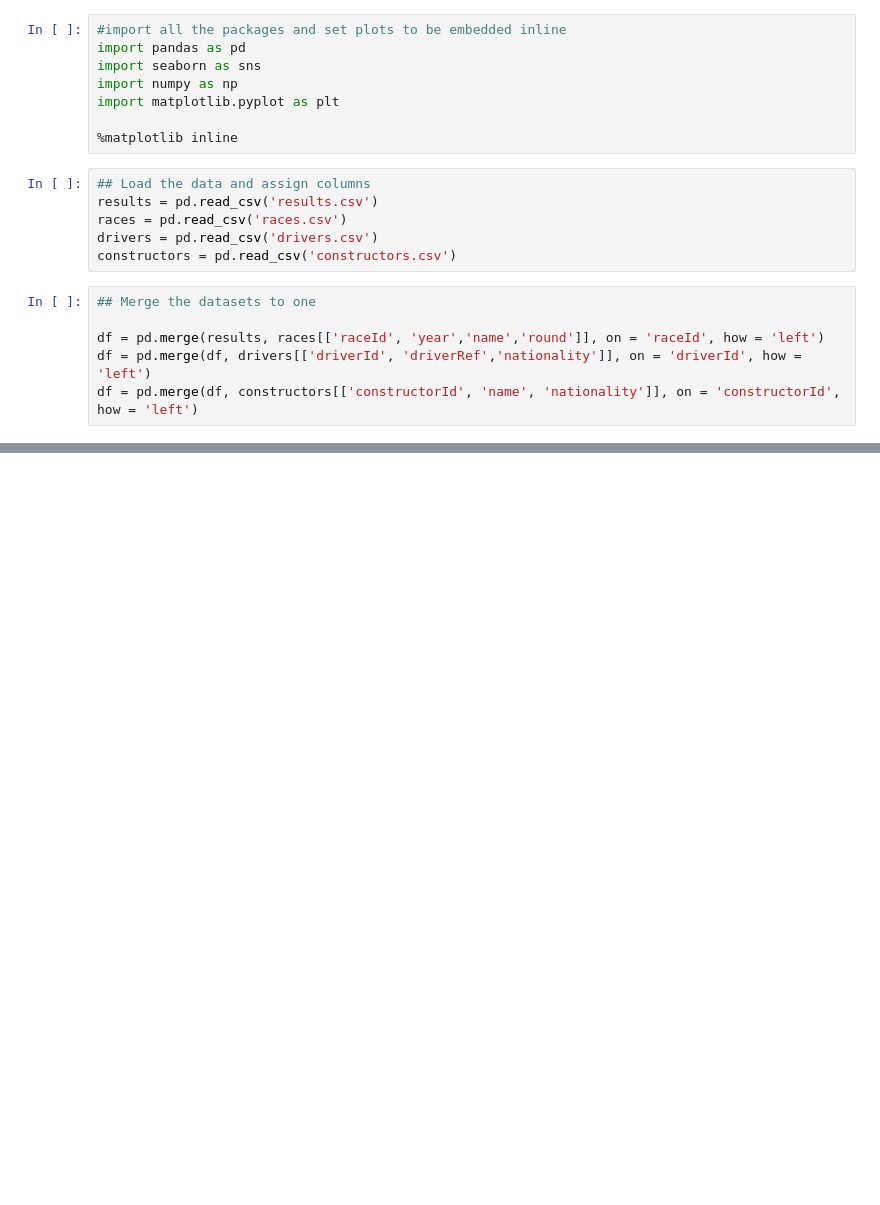
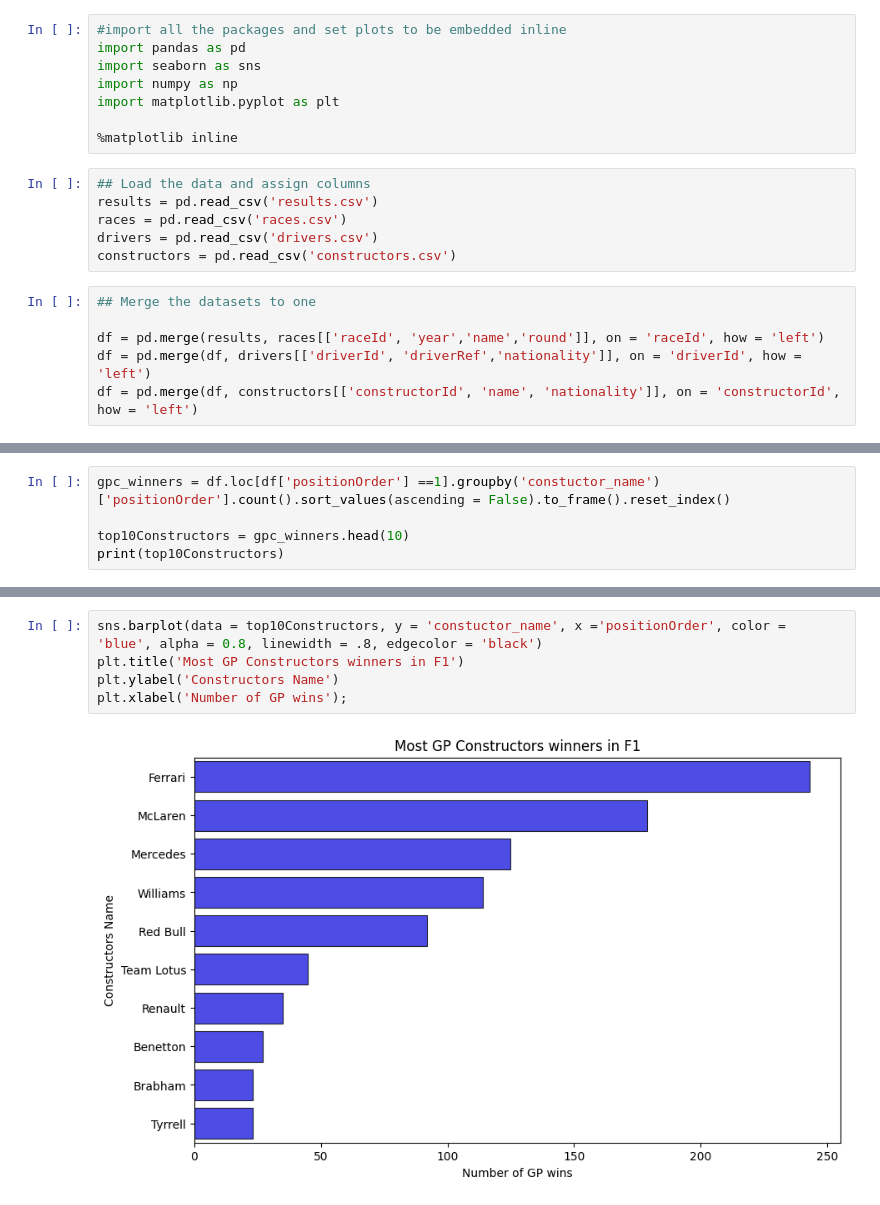
Before and after one commit to liyanse/Formula1, a Jupyter notebook: Data Visualization.ipynb, the cells around one changed output, grey strips where cells are left out. Drawn from its saved outputs; the diff is of its cells as text; blank space fills up the shorter version.

```diff
--- a/Data Visualization.ipynb
+++ b/Data Visualization.ipynb
@@ -30,0 +141,5 @@ df.head()
+# %%
+gpc_winners = df.loc[df['positionOrder'] ==1].groupby('constuctor_name')['positionOrder'].count().sort_values(ascending = False).to_frame().reset_index()
+
+top10Constructors = gpc_winners.head(10)
+print(top10Constructors)
@@ -30,0 +158,7 @@ df.head()
+# %%
+sns.barplot(data = top10Constructors, y = 'constuctor_name', x ='positionOrder', color = 'blue', alpha = 0.8, linewidth = .8, edgecolor = 'black')
+plt.title('Most GP Constructors winners in F1')
+plt.ylabel('Constructors Name')
+plt.xlabel('Number of GP wins');
+# %% [output]
+[figure, added]
```
Also changed, not shown: parts of 19 cells of this notebook.
